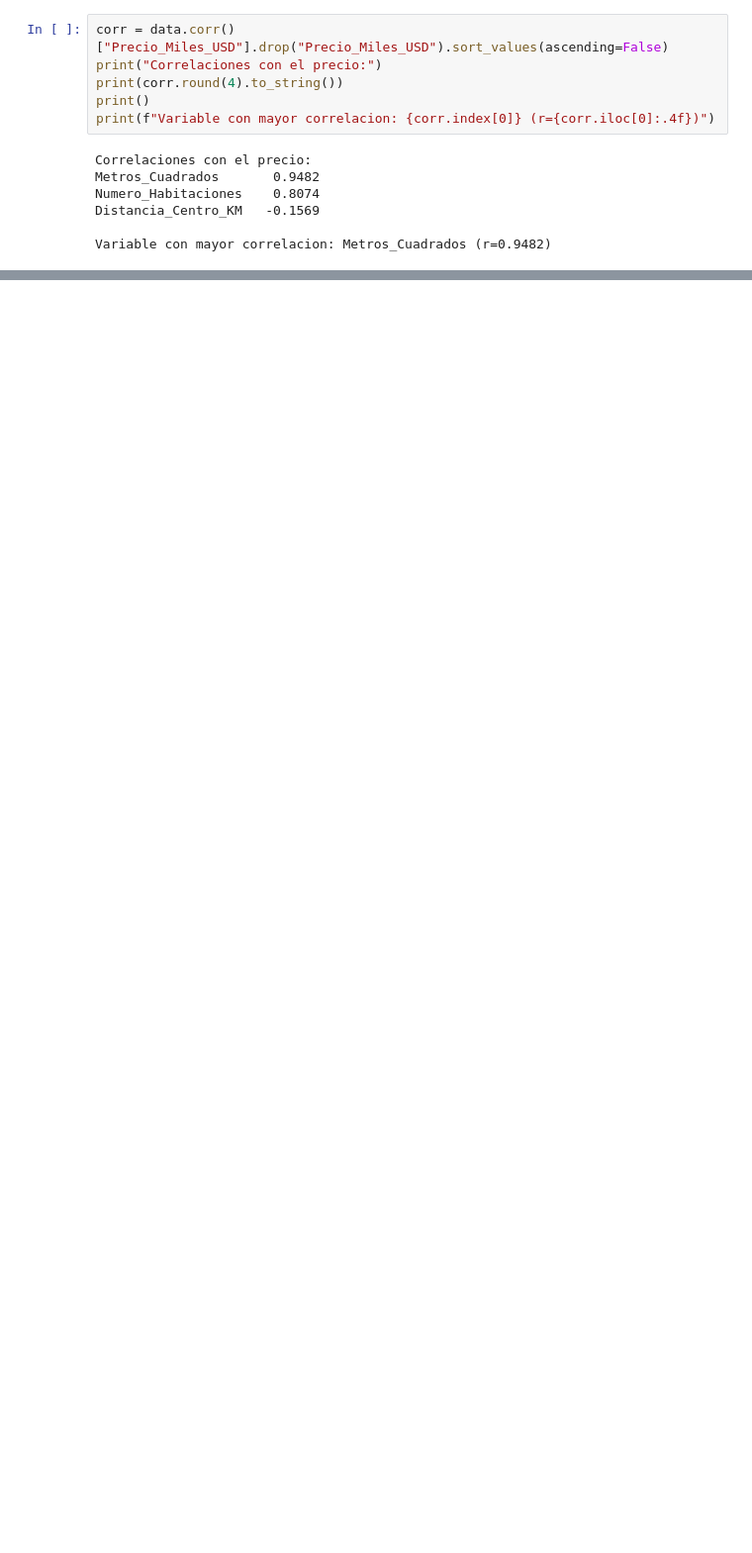
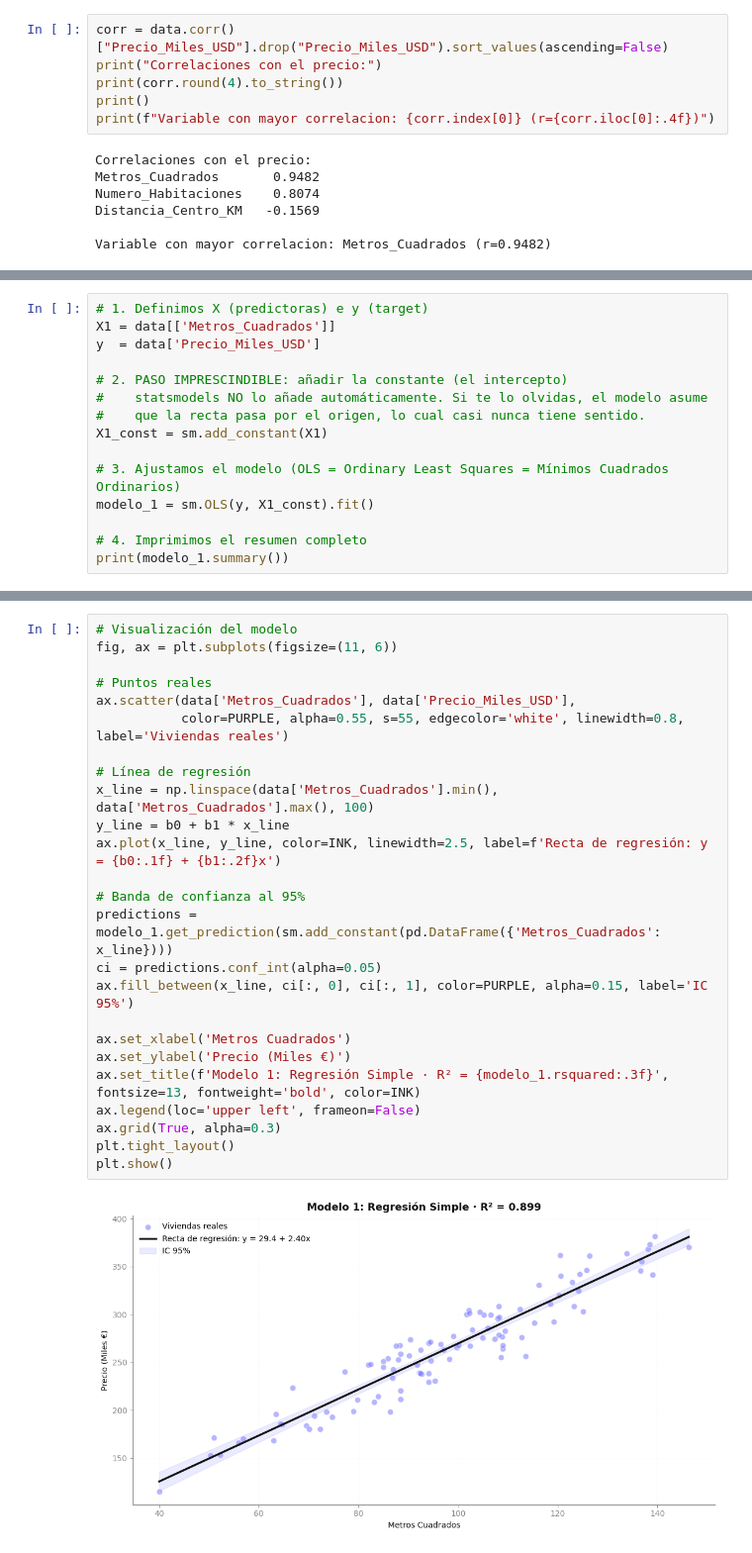
Before and after one commit to BORJAMOME/Data-Analytics-Portfolio, a Jupyter notebook: 03-Machine-Learning/01-supervisado/regresion/01-regresion-lineal-simple/01-inmobiliaria/notebook.ipynb, the cells around one changed output, grey strips where cells are left out. Shown at 99% size. Drawn from its saved outputs; the diff is of its cells as text; blank space fills up the shorter version.

```diff
--- a/03-Machine-Learning/01-supervisado/regresion/01-regresion-lineal-simple/01-inmobiliaria/notebook.ipynb
+++ b/03-Machine-Learning/01-supervisado/regresion/01-regresion-lineal-simple/01-inmobiliaria/notebook.ipynb
@@ -217,0 +247,15 @@ plt.show()
+# %%
+# 1. Definimos X (predictoras) e y (target)
+X1 = data[['Metros_Cuadrados']]
+y  = data['Precio_Miles_USD']
+
+# 2. PASO IMPRESCINDIBLE: añadir la constante (el intercepto)
+#    statsmodels NO lo añade automáticamente. Si te lo olvidas, el modelo asume
+#    que la recta pasa por el origen, lo cual casi nunca tiene sentido.
+X1_const = sm.add_constant(X1)
+
+# 3. Ajustamos el modelo (OLS = Ordinary Least Squares = Mínimos Cuadrados Ordinarios)
+modelo_1 = sm.OLS(y, X1_const).fit()
+
+# 4. Imprimimos el resumen completo
+print(modelo_1.summary())
@@ -217,0 +326,27 @@ plt.show()
+# %%
+# Visualización del modelo
+fig, ax = plt.subplots(figsize=(11, 6))
+
+# Puntos reales
+ax.scatter(data['Metros_Cuadrados'], data['Precio_Miles_USD'],
+           color=PURPLE, alpha=0.55, s=55, edgecolor='white', linewidth=0.8, label='Viviendas reales')
+
+# Línea de regresión
+x_line = np.linspace(data['Metros_Cuadrados'].min(), data['Metros_Cuadrados'].max(), 100)
+y_line = b0 + b1 * x_line
+ax.plot(x_line, y_line, color=INK, linewidth=2.5, label=f'Recta de regresión: y = {b0:.1f} + {b1:.2f}x')
+
+# Banda de confianza al 95%
+predictions = modelo_1.get_prediction(sm.add_constant(pd.DataFrame({'Metros_Cuadrados': x_line})))
+ci = predictions.conf_int(alpha=0.05)
+ax.fill_between(x_line, ci[:, 0], ci[:, 1], color=PURPLE, alpha=0.15, label='IC 95%')
+
+ax.set_xlabel('Metros Cuadrados')
+ax.set_ylabel('Precio (Miles €)')
+ax.set_title(f'Modelo 1: Regresión Simple · R² = {modelo_1.rsquared:.3f}', fontsize=13, fontweight='bold', color=INK)
+ax.legend(loc='upper left', frameon=False)
+ax.grid(True, alpha=0.3)
+plt.tight_layout()
+plt.show()
+# %% [output]
+[figure, added]
```
Also changed, not shown: parts of 46 cells of this notebook.
